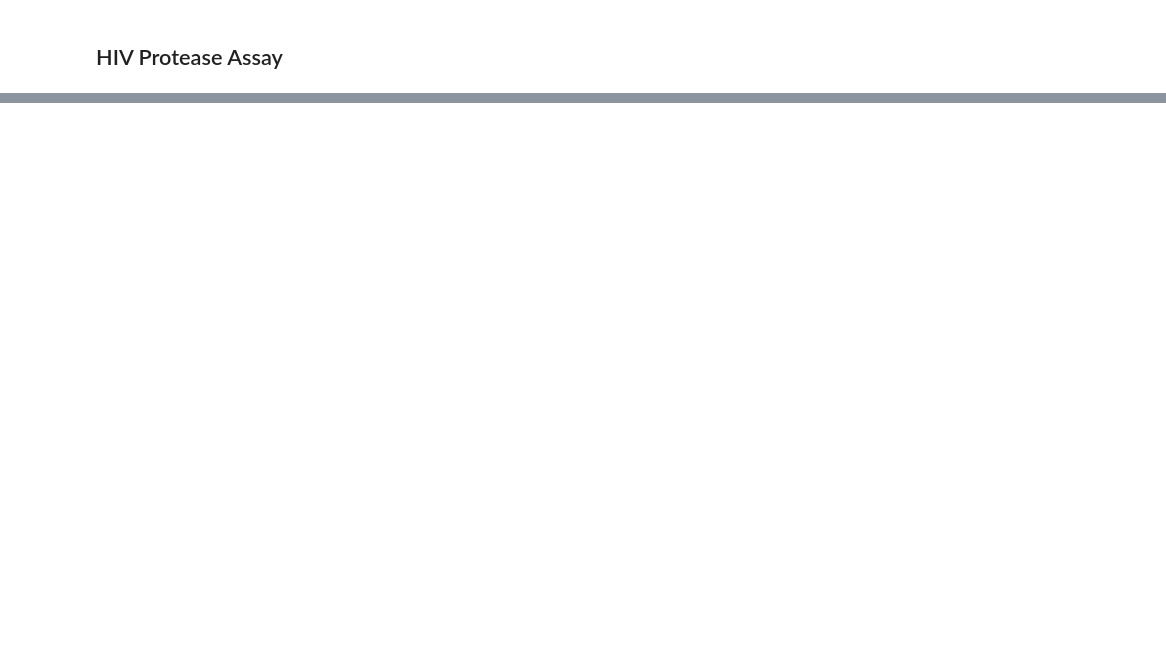
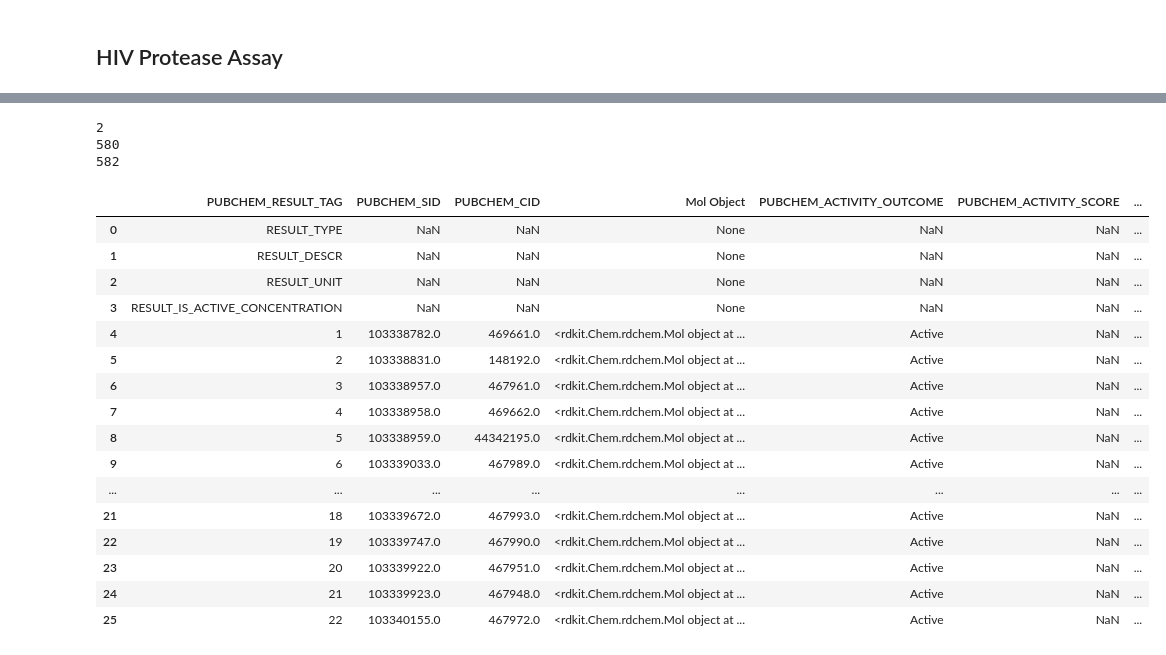
Before and after one commit to tmacdou4/2019-nCov, a Jupyter notebook: notebooks/Dataset_Loading_2.ipynb, the cells around one changed output, grey strips where cells are left out. Saved outputs shown, nothing was run; the diff lists cells and outputs as text; code cells hidden in the pictures; blank space fills up the shorter version.

Commit message:
Finished Preparing the dataset, should be good for generation soon

```diff
--- a/notebooks/Dataset_Loading_2.ipynb
+++ b/notebooks/Dataset_Loading_2.ipynb
@@ -77,0 +200,2 @@ for i, AID in zip(range(len(AIDs)), AIDs):
+# %%
+assays = pickle.load(open(f"/u/macdougt/Research/2019-nCov/Data/ns3/ns3_assays.pkl", "rb"))
@@ -87,0 +222,2 @@ for i, AID in zip(range(len(AIDs)), AIDs):
+# %%
+assays = pickle.load(open(f"/u/macdougt/Research/2019-nCov/Data/hiv/hiv_assays_no_mol.pkl", "rb"))
@@ -87,0 +292,7 @@ for i, AID in zip(range(len(AIDs)), AIDs):
+# %%
+assays = pickle.load(open(f"/u/macdougt/Research/2019-nCov/Data/hiv/hiv_assays.pkl", "rb"))
+# %%
+sars = pickle.load(open(f"/u/macdougt/Research/2019-nCov/Data/sars/sars_assays.pkl", "rb"))
+mers = pickle.load(open(f"/u/macdougt/Research/2019-nCov/Data/mers/mers_assays.pkl", "rb"))
+ns3 = pickle.load(open(f"/u/macdougt/Research/2019-nCov/Data/ns3/ns3_assays.pkl", "rb"))
+hiv = pickle.load(open(f"/u/macdougt/Research/2019-nCov/Data/hiv/hiv_assays.pkl", "rb"))
@@ -87,0 +484,36 @@ for i, AID in zip(range(len(AIDs)), AIDs):
+# %%
+bad_list = []
+good_list = []
+for i in range(len(hiv)):
+    ic50_cols = [col for col in hiv[i].columns if 'PubChem Standard Value' in col]
+    if not ic50_cols:
+        bad_list.append(i)
+    else:
+        good_list.append(i)
+print(len(bad_list))
+print(len(good_list))
+print(len(hiv))
+# %% [output]
+2
+580
+582
+# %%
+hiv[300]
+# %% [output]
+|  | PUBCHEM_RESULT_TAG | PUBCHEM_SID | PUBCHEM_CID | Mol Object | PUBCHEM_ACTIVITY_OUTCOME | PUBCHEM_ACTIVITY_SCORE | ... |
+| 0 | RESULT_TYPE | NaN | NaN | None | NaN | NaN | ... |
+| 1 | RESULT_DESCR | NaN | NaN | None | NaN | NaN | ... |
+| 2 | RESULT_UNIT | NaN | NaN | None | NaN | NaN | ... |
+| 3 | RESULT_IS_ACTIVE_CONCENTRATION | NaN | NaN | None | NaN | NaN | ... |
+| 4 | 1 | 103338782.0 | 469661.0 | <rdkit.Chem.rdchem.Mol object at ... | Active | NaN | ... |
+| 5 | 2 | 103338831.0 | 148192.0 | <rdkit.Chem.rdchem.Mol object at ... | Active | NaN | ... |
+| 6 | 3 | 103338957.0 | 467961.0 | <rdkit.Chem.rdchem.Mol object at ... | Active | NaN | ... |
+| 7 | 4 | 103338958.0 | 469662.0 | <rdkit.Chem.rdchem.Mol object at ... | Active | NaN | ... |
+| 8 | 5 | 103338959.0 | 44342195.0 | <rdkit.Chem.rdchem.Mol object at ... | Active | NaN | ... |
+| 9 | 6 | 103339033.0 | 467989.0 | <rdkit.Chem.rdchem.Mol object at ... | Active | NaN | ... |
+| ... | ... | ... | ... | ... | ... | ... | ... |
+| 21 | 18 | 103339672.0 | 467993.0 | <rdkit.Chem.rdchem.Mol object at ... | Active | NaN | ... |
+| 22 | 19 | 103339747.0 | 467990.0 | <rdkit.Chem.rdchem.Mol object at ... | Active | NaN | ... |
+| 23 | 20 | 103339922.0 | 467951.0 | <rdkit.Chem.rdchem.Mol object at ... | Active | NaN | ... |
+| 24 | 21 | 103339923.0 | 467948.0 | <rdkit.Chem.rdchem.Mol object at ... | Active | NaN | ... |
+| 25 | 22 | 103340155.0 | 467972.0 | <rdkit.Chem.rdchem.Mol object at ... | Active | NaN | ... |
```
Also changed, not shown: parts of 40 cells of this notebook, 1 other file.
